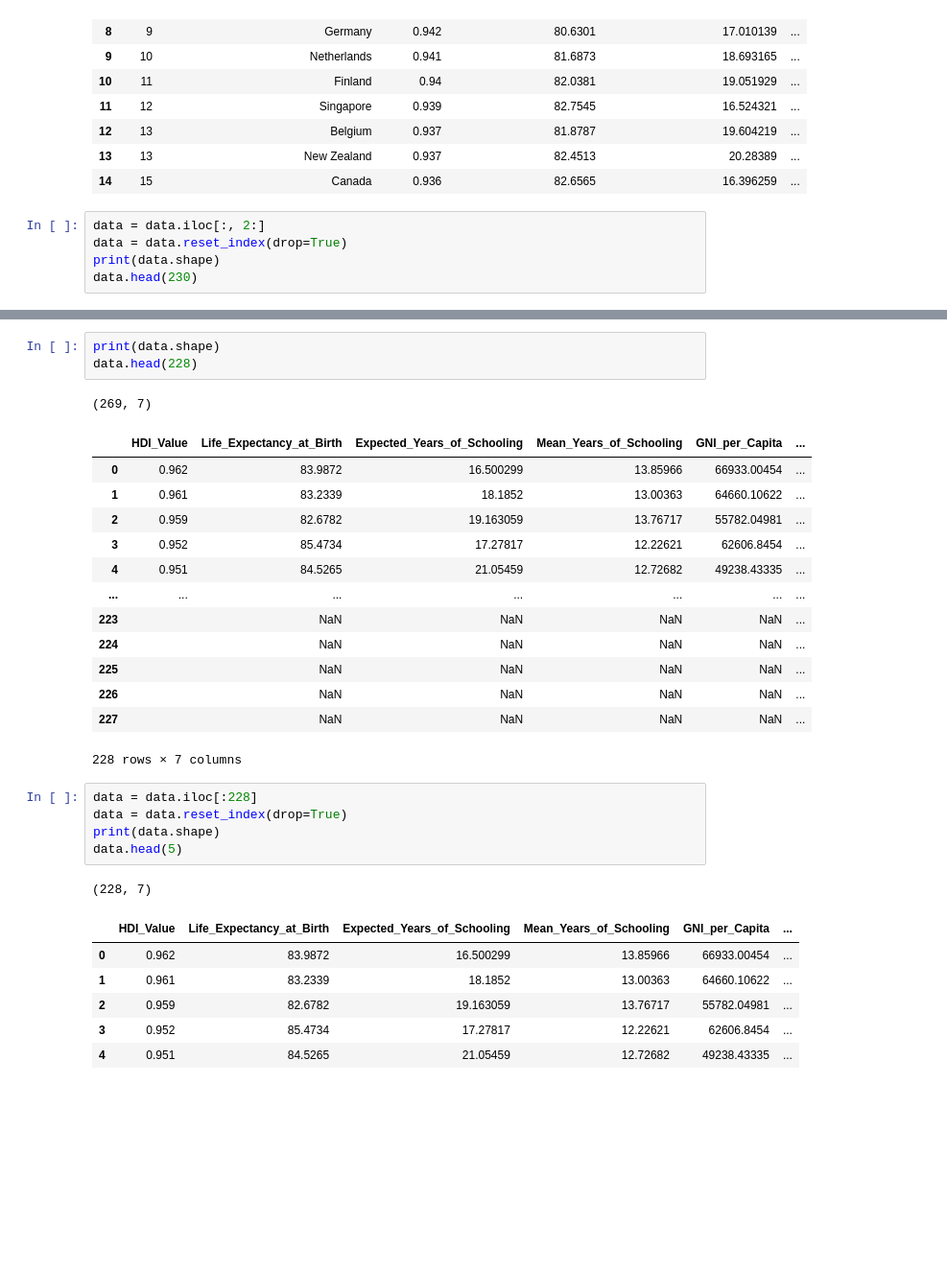
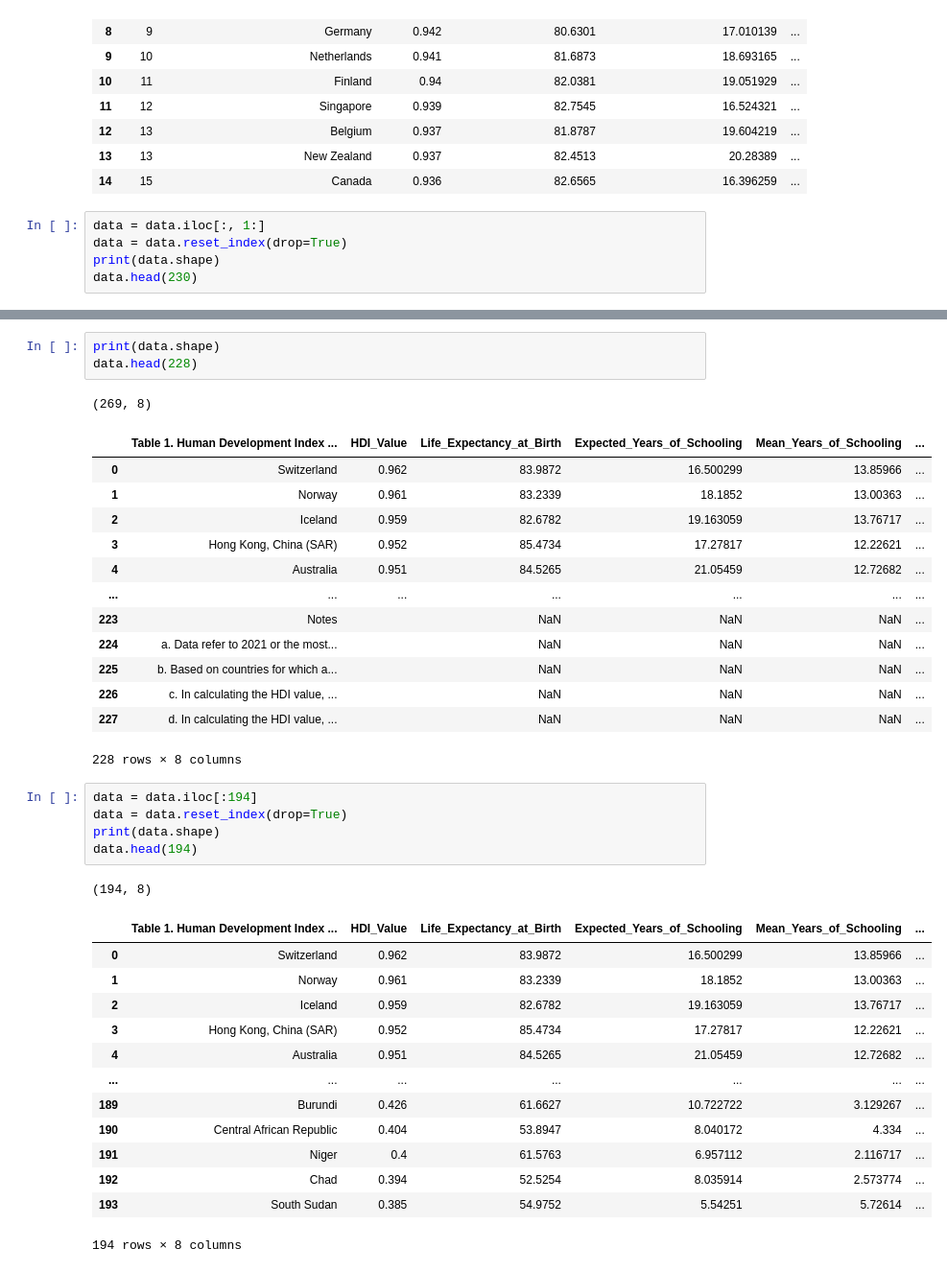
Before and after one commit to Enrique867/PC2, a Jupyter notebook: index.ipynb, the cells around one changed output, grey strips where cells are left out. Shown at 96% size. Saved outputs shown, nothing was run; the diff lists cells and outputs as text; blank space fills up the shorter version.

```diff
--- a/index.ipynb
+++ b/index.ipynb
@@ -174,7 +174,7 @@ data.head(15)
 | 13 | 13 | New Zealand | 0.937 | 82.4513 | 20.28389 | ... |
 | 14 | 15 | Canada | 0.936 | 82.6565 | 16.396259 | ... |
 # %%
-data = data.iloc[:, 2:]
+data = data.iloc[:, 1:]
 data = data.reset_index(drop=True)
 print(data.shape)
 data.head(230)
@@ -197,30 +197,37 @@ data.head(230)
 print(data.shape)
 data.head(228)
 # %% [output]
-(269, 7)
+(269, 8)
-|  | HDI_Value | Life_Expectancy_at_Birth | Expected_Years_of_Schooling | Mean_Years_of_Schooling | GNI_per_Capita | ... |
-| 0 | 0.962 | 83.9872 | 16.500299 | 13.85966 | 66933.00454 | ... |
-| 1 | 0.961 | 83.2339 | 18.1852 | 13.00363 | 64660.10622 | ... |
-| 2 | 0.959 | 82.6782 | 19.163059 | 13.76717 | 55782.04981 | ... |
-| 3 | 0.952 | 85.4734 | 17.27817 | 12.22621 | 62606.8454 | ... |
-| 4 | 0.951 | 84.5265 | 21.05459 | 12.72682 | 49238.43335 | ... |
+|  | Table 1. Human Development Index ... | HDI_Value | Life_Expectancy_at_Birth | Expected_Years_of_Schooling | Mean_Years_of_Schooling | ... |
+| 0 | Switzerland | 0.962 | 83.9872 | 16.500299 | 13.85966 | ... |
+| 1 | Norway | 0.961 | 83.2339 | 18.1852 | 13.00363 | ... |
+| 2 | Iceland | 0.959 | 82.6782 | 19.163059 | 13.76717 | ... |
+| 3 | Hong Kong, China (SAR) | 0.952 | 85.4734 | 17.27817 | 12.22621 | ... |
+| 4 | Australia | 0.951 | 84.5265 | 21.05459 | 12.72682 | ... |
 | ... | ... | ... | ... | ... | ... | ... |
-| 223 |  | NaN | NaN | NaN | NaN | ... |
-| 224 |  | NaN | NaN | NaN | NaN | ... |
-| 225 |  | NaN | NaN | NaN | NaN | ... |
-| 226 |  | NaN | NaN | NaN | NaN | ... |
-| 227 |  | NaN | NaN | NaN | NaN | ... |
+| 223 | Notes |  | NaN | NaN | NaN | ... |
+| 224 | a. Data refer to 2021 or the most... |  | NaN | NaN | NaN | ... |
+| 225 | b. Based on countries for which a... |  | NaN | NaN | NaN | ... |
+| 226 | c. In calculating the HDI value, ... |  | NaN | NaN | NaN | ... |
+| 227 | d. In calculating the HDI value, ... |  | NaN | NaN | NaN | ... |
-228 rows × 7 columns
+228 rows × 8 columns
 # %%
-data = data.iloc[:228]
+data = data.iloc[:194]
 data = data.reset_index(drop=True)
 print(data.shape)
-data.head(5)
+data.head(194)
 # %% [output]
-(228, 7)
+(194, 8)
-|  | HDI_Value | Life_Expectancy_at_Birth | Expected_Years_of_Schooling | Mean_Years_of_Schooling | GNI_per_Capita | ... |
-| 0 | 0.962 | 83.9872 | 16.500299 | 13.85966 | 66933.00454 | ... |
-| 1 | 0.961 | 83.2339 | 18.1852 | 13.00363 | 64660.10622 | ... |
-| 2 | 0.959 | 82.6782 | 19.163059 | 13.76717 | 55782.04981 | ... |
-| 3 | 0.952 | 85.4734 | 17.27817 | 12.22621 | 62606.8454 | ... |
-| 4 | 0.951 | 84.5265 | 21.05459 | 12.72682 | 49238.43335 | ... |
+|  | Table 1. Human Development Index ... | HDI_Value | Life_Expectancy_at_Birth | Expected_Years_of_Schooling | Mean_Years_of_Schooling | ... |
+| 0 | Switzerland | 0.962 | 83.9872 | 16.500299 | 13.85966 | ... |
+| 1 | Norway | 0.961 | 83.2339 | 18.1852 | 13.00363 | ... |
+| 2 | Iceland | 0.959 | 82.6782 | 19.163059 | 13.76717 | ... |
+| 3 | Hong Kong, China (SAR) | 0.952 | 85.4734 | 17.27817 | 12.22621 | ... |
+| 4 | Australia | 0.951 | 84.5265 | 21.05459 | 12.72682 | ... |
+| ... | ... | ... | ... | ... | ... | ... |
+| 189 | Burundi | 0.426 | 61.6627 | 10.722722 | 3.129267 | ... |
+| 190 | Central African Republic | 0.404 | 53.8947 | 8.040172 | 4.334 | ... |
+| 191 | Niger | 0.4 | 61.5763 | 6.957112 | 2.116717 | ... |
+| 192 | Chad | 0.394 | 52.5254 | 8.035914 | 2.573774 | ... |
+| 193 | South Sudan | 0.385 | 54.9752 | 5.54251 | 5.72614 | ... |
+194 rows × 8 columns
```
Also changed, not shown: parts of 8 cells of this notebook.
